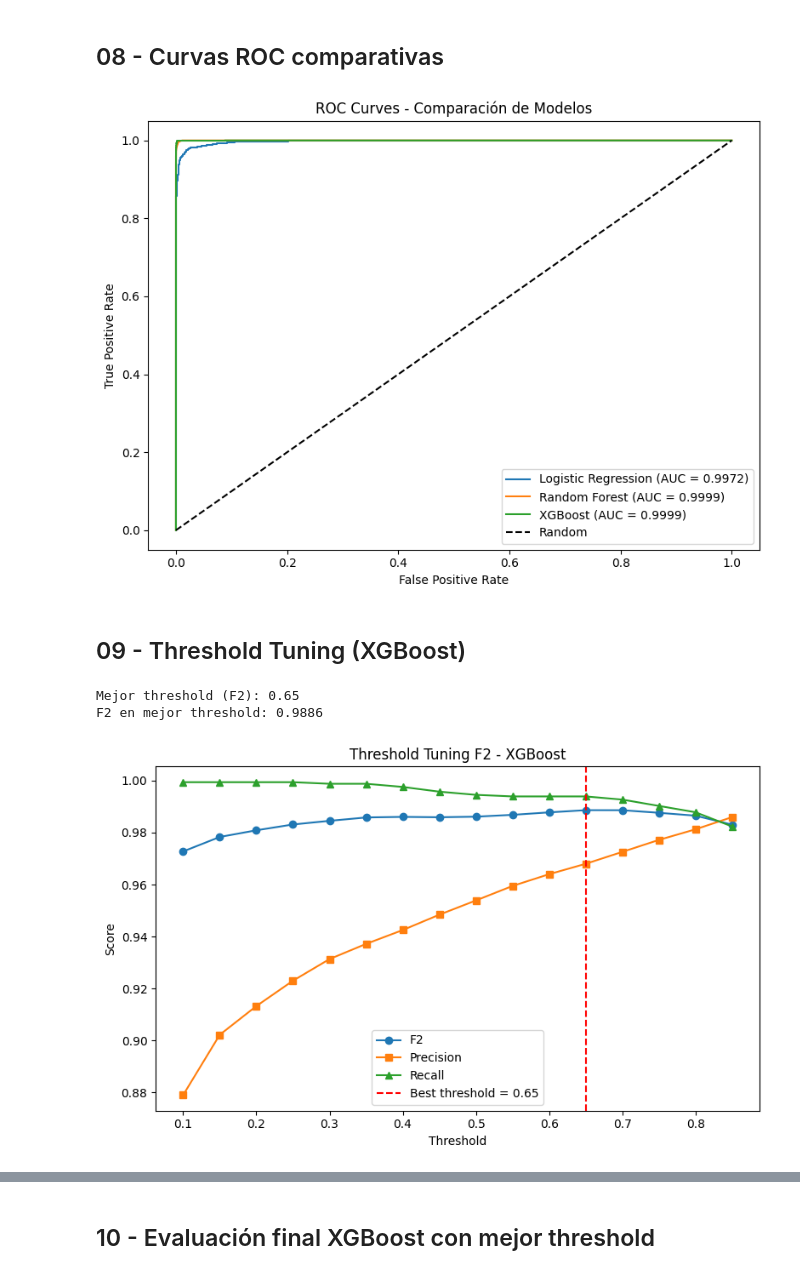
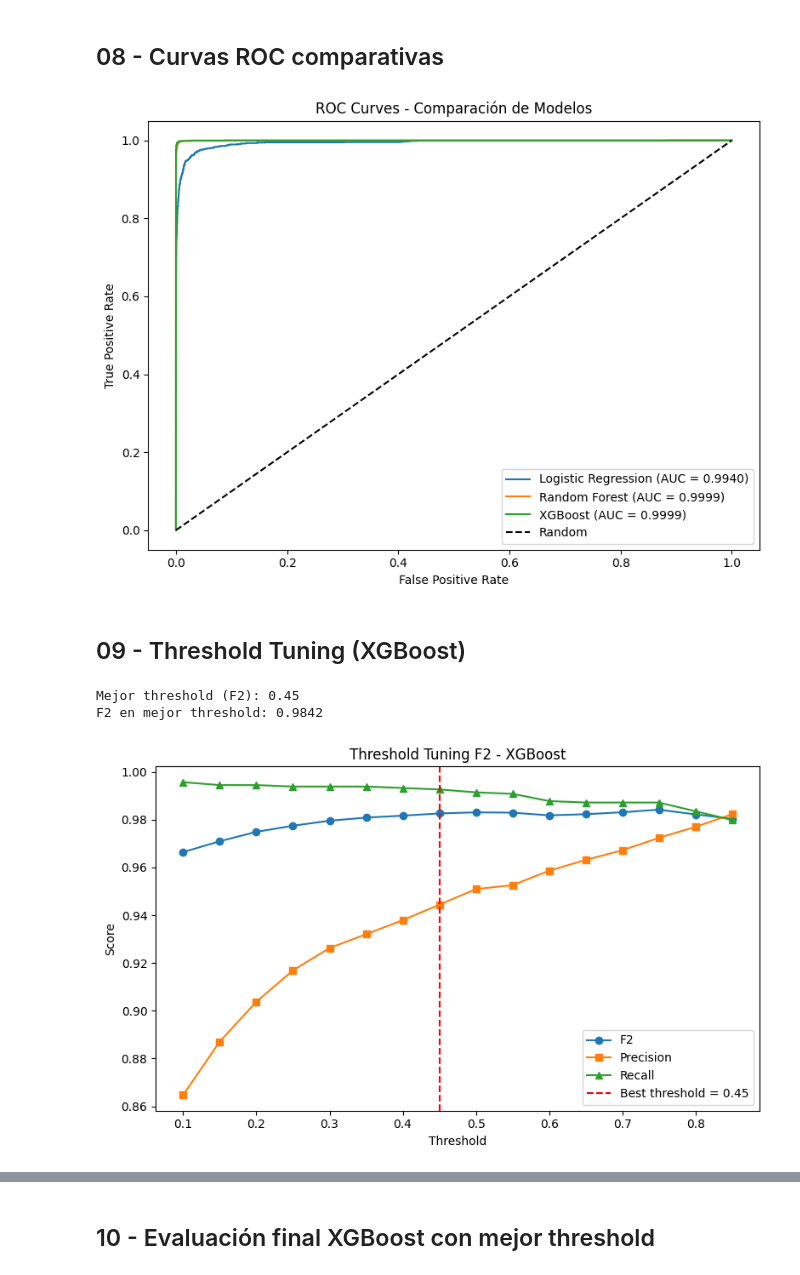
Before and after one commit to DarkKrismon/Desafio_Grupo1, a Jupyter notebook: notebooks/02_ML.ipynb, the cells around one changed output, grey strips where cells are left out. Drawn from its saved outputs; the diff is of its cells as text; code cells hidden in the pictures.

Commit message:
feat: reentrenamiento R1 y R2 con dataset CLEAN, threshold R1=0.45, threshold R2=0.80, DECISIONS.md actualizado

```diff
--- a/notebooks/02_ML.ipynb
+++ b/notebooks/02_ML.ipynb
@@ -35,7 +35,7 @@ np.random.seed(SEED)
 # %% [markdown]
 ## 02 - Carga de datos
 # %%
-df = pd.read_csv('../data/synthetic_fin_data_BALANCED.csv')
+df = pd.read_csv('../data/synthetic_fin_data_CLEAN.csv')
 print('Shape:', df.shape)
 print('\nDistribución target:')
 print(df['isFraud'].value_counts())
@@ -251,41 +251,42 @@ plt.tight_layout()
 plt.savefig('../reports/roc_curves_comparison.png', dpi=150)
 plt.show()
 # %% [output]
-[figure, old version]
+[figure, new version]
 # %% [markdown]
 ## 09 - Threshold Tuning (XGBoost)
 # %%
 # Buscamos el threshold que maximiza F2 (prioriza Recall sobre Precision)
 thresholds = np.arange(0.1, 0.9, 0.05)
 f2_scores = []
 precision_scores = []
 recall_scores = []
 
 for t in thresholds:
     y_pred_t = (proba_xgb >= t).astype(int)
     f2_scores.append(fbeta_score(y_test, y_pred_t, beta=2, zero_division=0))
     precision_scores.append(precision_score(y_test, y_pred_t, zero_division=0))
     recall_scores.append(recall_score(y_test, y_pred_t))
 
 best_threshold = thresholds[np.argmax(f2_scores)]
+best_threshold = 0.45  # Override manual: balance recall/falsas alarmas
 print(f'Mejor threshold (F2): {best_threshold:.2f}')
 print(f'F2 en mejor threshold: {max(f2_scores):.4f}')
 
 plt.figure(figsize=(8, 5))
 plt.plot(thresholds, f2_scores, label='F2', marker='o')
 plt.plot(thresholds, precision_scores, label='Precision', marker='s')
 plt.plot(thresholds, recall_scores, label='Recall', marker='^')
 plt.axvline(best_threshold, color='red', linestyle='--', label=f'Best threshold = {best_threshold:.2f}')
 plt.xlabel('Threshold')
 plt.ylabel('Score')
 plt.title('Threshold Tuning F2 - XGBoost')
 plt.legend()
 plt.tight_layout()
 plt.savefig('../reports/threshold_tuning_xgb_f2.png', dpi=150)
 plt.show()
 # %% [output]
-Mejor threshold (F2): 0.65
-F2 en mejor threshold: 0.9886
+Mejor threshold (F2): 0.45
+F2 en mejor threshold: 0.9842
-[figure, old version]
+[figure, new version]
 # %%
 # Comparación de thresholds: 0.30 vs 0.60 vs 0.80
```
Also changed, not shown: parts of 9 cells of this notebook, 6 other files.
